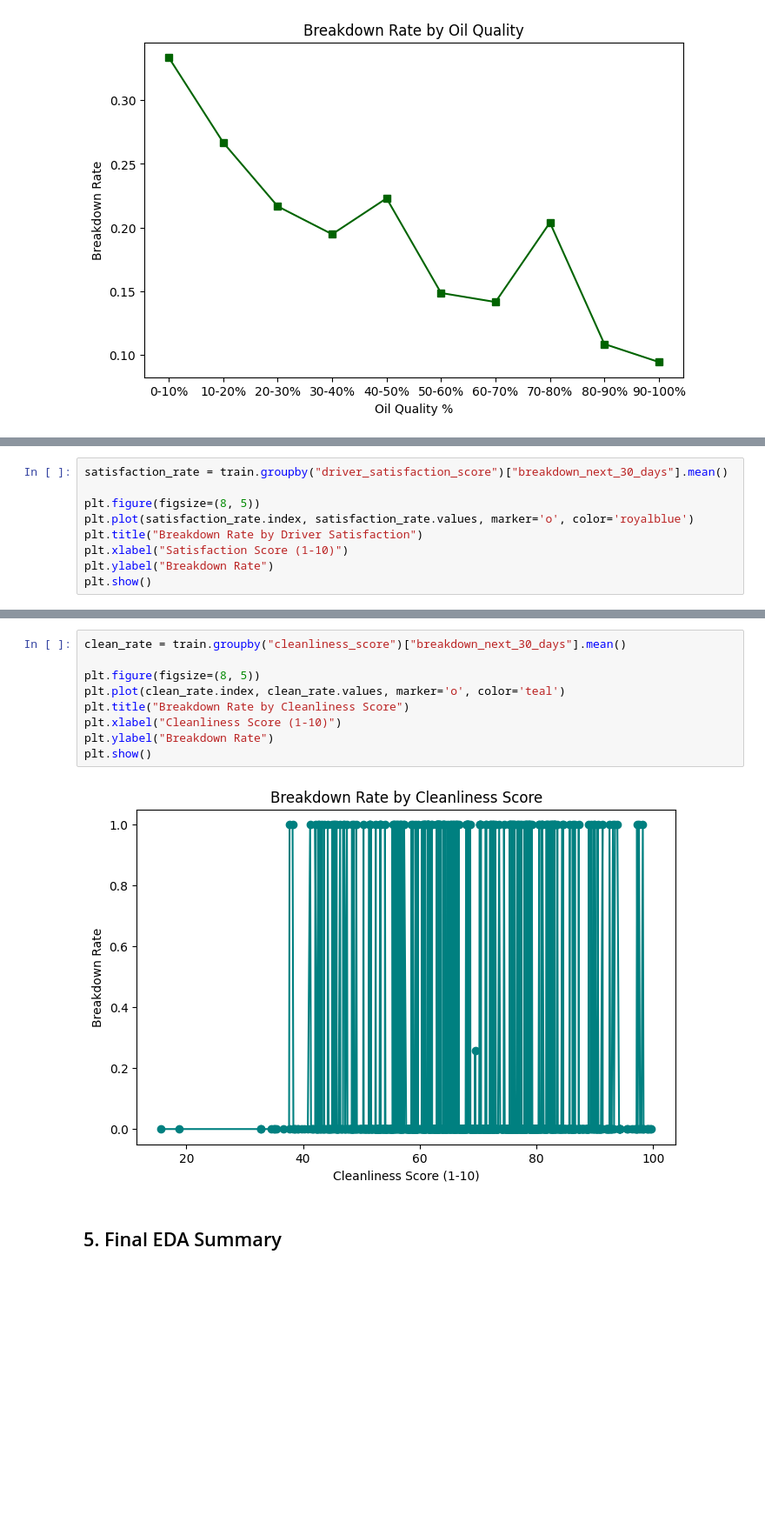
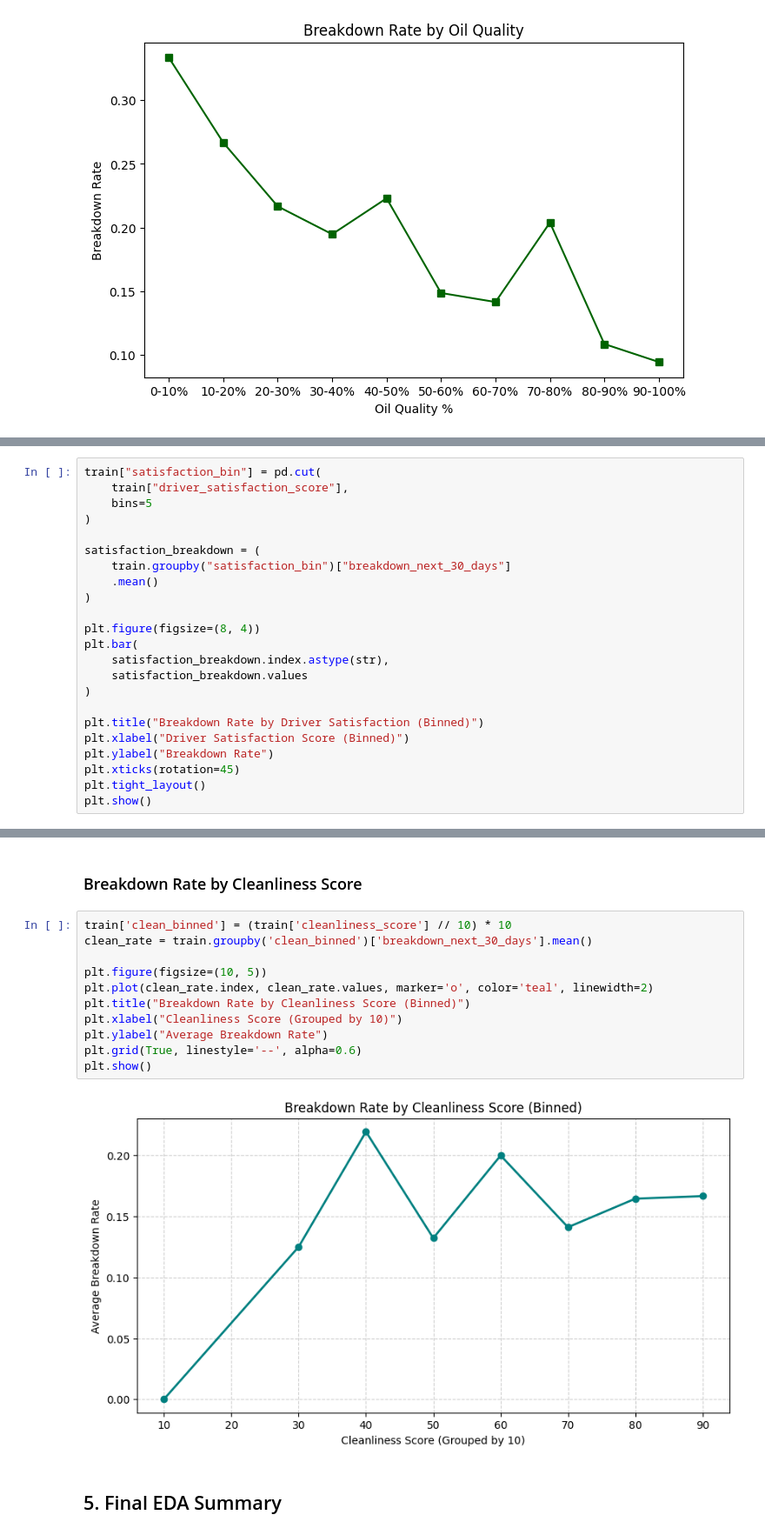
Before and after one commit to IlliaKrivoruchko/Car_Breakdown, a Jupyter notebook: Car_Breakdown_Team7.ipynb, the cells around one changed output, grey strips where cells are left out. Shown at 87% size. Drawn from its saved outputs; the diff is of its cells as text; blank space fills up the shorter version.

```diff
--- a/Car_Breakdown_Team7.ipynb
+++ b/Car_Breakdown_Team7.ipynb
@@ -284,10 +304,24 @@ plt.show()
 # %%
-satisfaction_rate = train.groupby("driver_satisfaction_score")["breakdown_next_30_days"].mean()
+train["satisfaction_bin"] = pd.cut(
+    train["driver_satisfaction_score"],
+    bins=5
+)
 
-plt.figure(figsize=(8, 5))
-plt.plot(satisfaction_rate.index, satisfaction_rate.values, marker='o', color='royalblue')
-plt.title("Breakdown Rate by Driver Satisfaction")
-plt.xlabel("Satisfaction Score (1-10)")
+satisfaction_breakdown = (
+    train.groupby("satisfaction_bin")["breakdown_next_30_days"]
+    .mean()
+)
+
+plt.figure(figsize=(8, 4))
+plt.bar(
+    satisfaction_breakdown.index.astype(str),
+    satisfaction_breakdown.values
+)
+
+plt.title("Breakdown Rate by Driver Satisfaction (Binned)")
+plt.xlabel("Driver Satisfaction Score (Binned)")
 plt.ylabel("Breakdown Rate")
+plt.xticks(rotation=45)
+plt.tight_layout()
 plt.show()
 # %% [output]
@@ -307,13 +347,17 @@ plt.show()
+# %% [markdown]
+### Breakdown Rate by Cleanliness Score
 # %%
-clean_rate = train.groupby("cleanliness_score")["breakdown_next_30_days"].mean()
+train['clean_binned'] = (train['cleanliness_score'] // 10) * 10
+clean_rate = train.groupby('clean_binned')['breakdown_next_30_days'].mean()
 
-plt.figure(figsize=(8, 5))
-plt.plot(clean_rate.index, clean_rate.values, marker='o', color='teal')
-plt.title("Breakdown Rate by Cleanliness Score")
-plt.xlabel("Cleanliness Score (1-10)")
-plt.ylabel("Breakdown Rate")
+plt.figure(figsize=(10, 5))
+plt.plot(clean_rate.index, clean_rate.values, marker='o', color='teal', linewidth=2)
+plt.title("Breakdown Rate by Cleanliness Score (Binned)")
+plt.xlabel("Cleanliness Score (Grouped by 10)")
+plt.ylabel("Average Breakdown Rate")
+plt.grid(True, linestyle='--', alpha=0.6)
 plt.show()
 # %% [output]
-[figure, old version]
+[figure, new version]
 # %% [markdown]
 ## 5. Final EDA Summary
```
Also changed, not shown: parts of 24 cells of this notebook, 1 other file.
